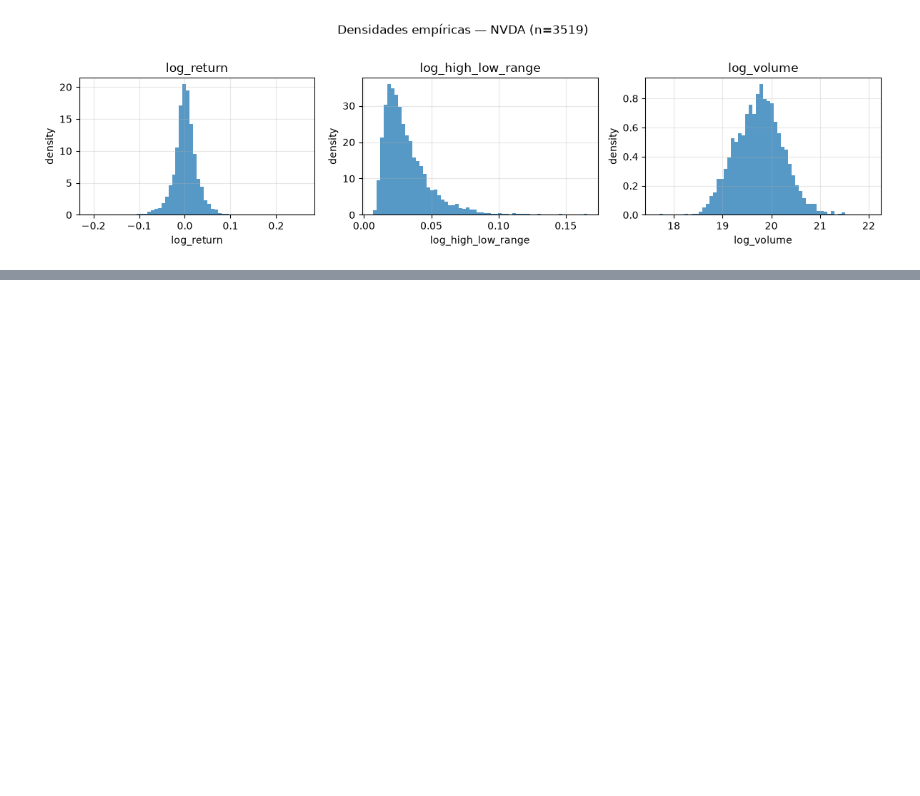
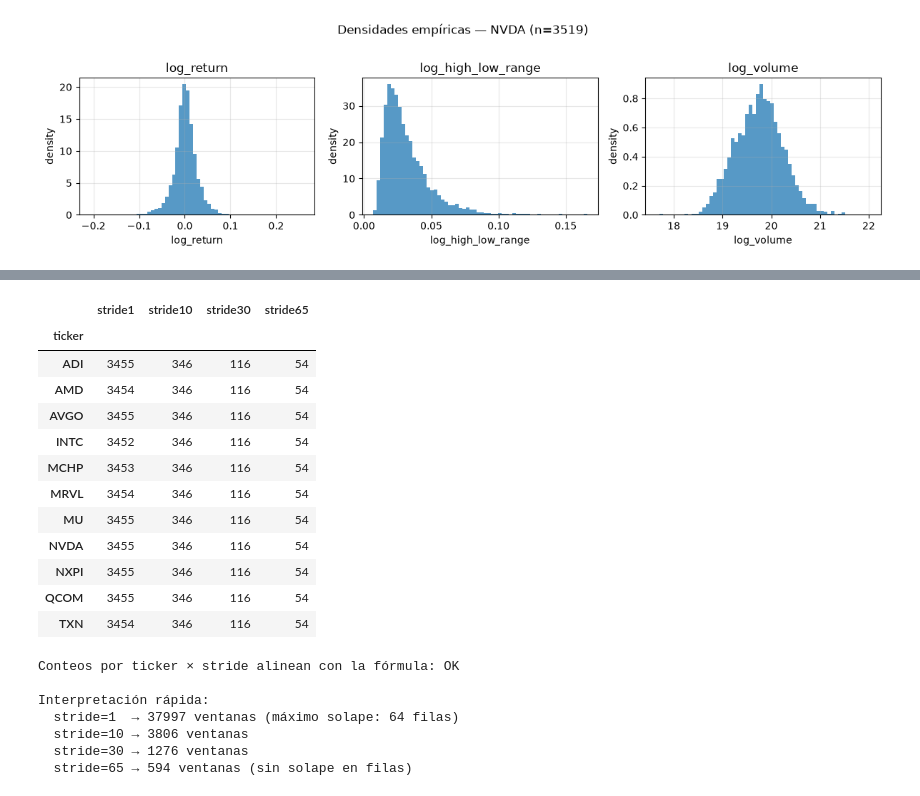
Before and after one commit to CristianCamilo98/TALLER_B5_T1, a Jupyter notebook: notebooks/03b_inspect_features_windows.ipynb, the cells around one changed output, grey strips where cells are left out. Drawn from its saved outputs; the diff is of its cells as text; code cells hidden in the pictures; blank space fills up the shorter version.

```diff
--- a/notebooks/03b_inspect_features_windows.ipynb
+++ b/notebooks/03b_inspect_features_windows.ipynb
@@ -307 +372,45 @@ plt.show()
+# %%
+# Tabla opcional: n_windows por ticker × stride
+by_ticker = pd.DataFrame(
+    {s: windows_by_stride[s]["ticker"].value_counts().sort_index() for s in strides}
+)
+by_ticker.columns = [f"stride{s}" for s in strides]
+# cruzar con fórmula
+for s in strides:
+    expected = {
+        t: expected_n_windows(int(n), s)
+        for t, n in manifest["n_features_rows_by_ticker"].items()
+    }
+    got = by_ticker[f"stride{s}"].to_dict()
+    assert got == expected, f"mismatch por ticker stride={s}"
+
+display(by_ticker)
+print("Conteos por ticker × stride alinean con la fórmula: OK")
+print()
+print("Interpretación rápida:")
+print(f"  stride=1  → {cmp_stride.loc[1, 'n_windows']} ventanas (máximo solape: {T-1} filas)")
+print(f"  stride=10 → {cmp_stride.loc[10, 'n_windows']} ventanas")
+print(f"  stride=30 → {cmp_stride.loc[30, 'n_windows']} ventanas")
+print(f"  stride=65 → {cmp_stride.loc[65, 'n_windows']} ventanas (sin solape en filas)")
+# %% [output]
+|  | stride1 | stride10 | stride30 | stride65 |
+| ticker |  |  |  |  |
+| ADI | 3455 | 346 | 116 | 54 |
+| AMD | 3454 | 346 | 116 | 54 |
+| AVGO | 3455 | 346 | 116 | 54 |
+| INTC | 3452 | 346 | 116 | 54 |
+| MCHP | 3453 | 346 | 116 | 54 |
+| MRVL | 3454 | 346 | 116 | 54 |
+| MU | 3455 | 346 | 116 | 54 |
+| NVDA | 3455 | 346 | 116 | 54 |
+| NXPI | 3455 | 346 | 116 | 54 |
+| QCOM | 3455 | 346 | 116 | 54 |
+| TXN | 3454 | 346 | 116 | 54 |
+Conteos por ticker × stride alinean con la fórmula: OK
+
+Interpretación rápida:
+  stride=1  → 37997 ventanas (máximo solape: 64 filas)
+  stride=10 → 3806 ventanas
+  stride=30 → 1276 ventanas
+  stride=65 → 594 ventanas (sin solape en filas)
 # %% [markdown]
```
Also changed, not shown: parts of 30 cells of this notebook, 1 other file.
